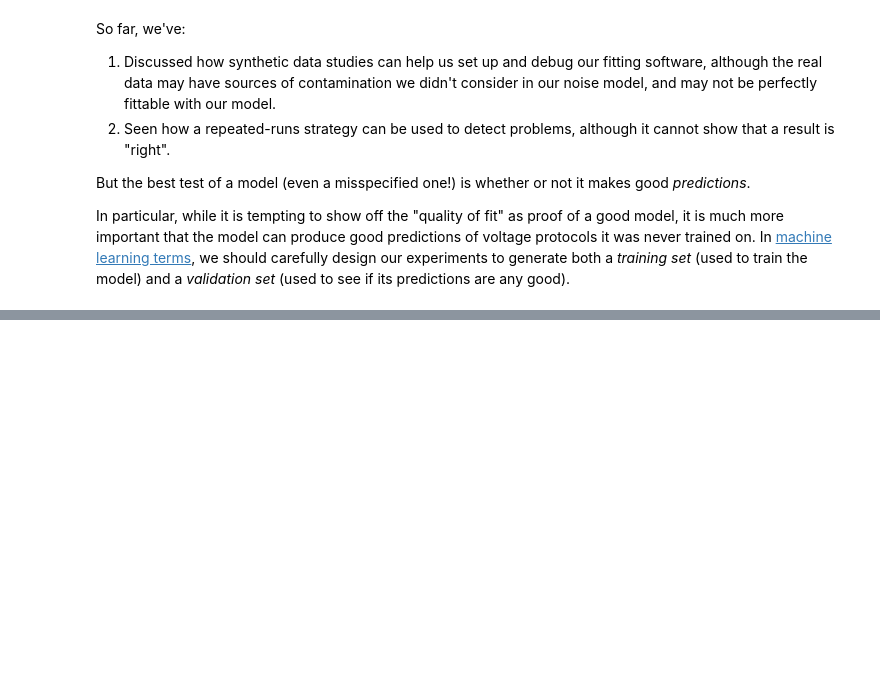
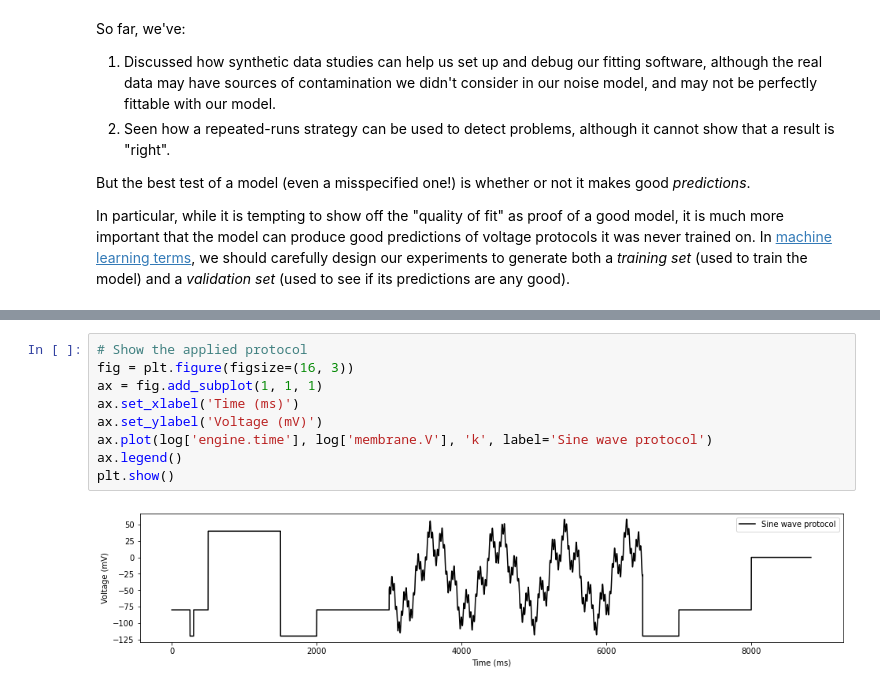
Before and after one commit to CardiacModelling/fitting-notebooks, a Jupyter notebook: ion-currents/reliability.ipynb, the cells around one changed output, grey strips where cells are left out. Drawn from its saved outputs; the diff is of its cells as text; blank space fills up the shorter version.

```diff
--- a/ion-currents/reliability.ipynb
+++ b/ion-currents/reliability.ipynb
@@ -368,0 +418,11 @@ See the link above for details.
+# %%
+# Show the applied protocol
+fig = plt.figure(figsize=(16, 3))
+ax = fig.add_subplot(1, 1, 1)
+ax.set_xlabel('Time (ms)')
+ax.set_ylabel('Voltage (mV)')
+ax.plot(log['engine.time'], log['membrane.V'], 'k', label='Sine wave protocol')
+ax.legend()
+plt.show()
+# %% [output]
+[figure, added]
```
Also changed, not shown: parts of 10 cells of this notebook, 3 other files.
